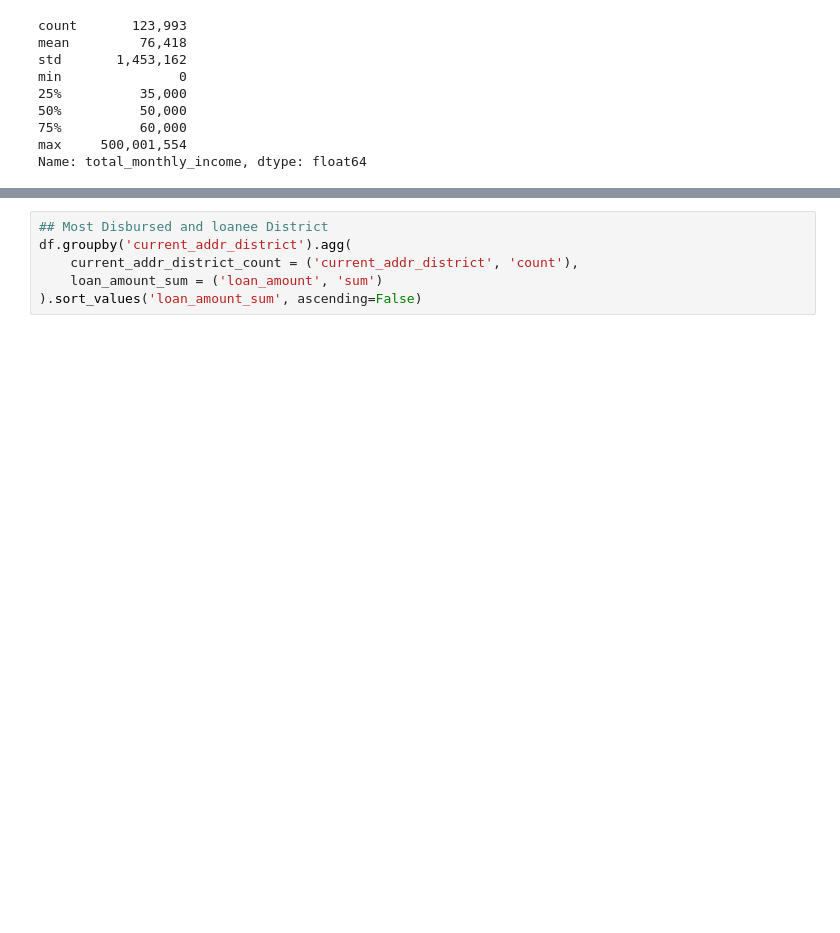
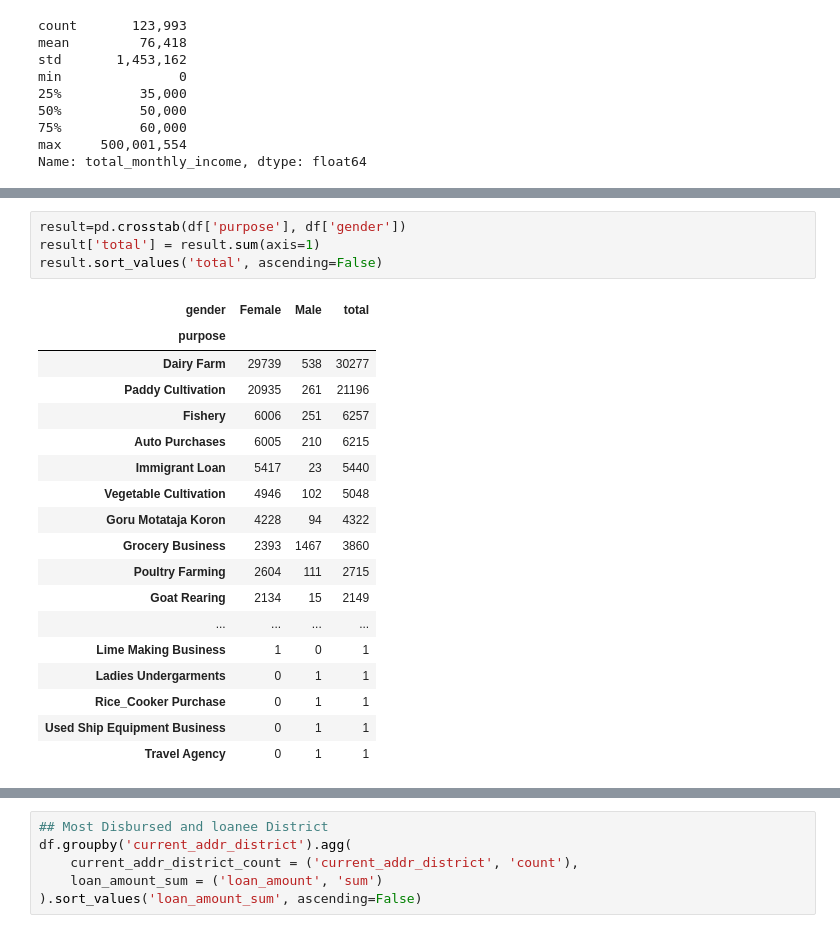
Before and after one commit to gajuahmd10/Analyzen_office_ML, a Jupyter notebook: loan amount prediction/EDA and Modeling_v0.02.ipynb, the cells around one changed output, grey strips where cells are left out. Cells and saved outputs as stored; diff of their text form; blank space fills up the shorter version.

Commit message:
added different experiments and model with result

```diff
--- a/loan amount prediction/EDA and Modeling_v0.02.ipynb
+++ b/loan amount prediction/EDA and Modeling_v0.02.ipynb
@@ -304,0 +348,23 @@ df.head()
+# %%
+result=pd.crosstab(df['purpose'], df['gender'])
+result['total'] = result.sum(axis=1)
+result.sort_values('total', ascending=False)
+# %% [output]
+| gender | Female | Male | total |
+| purpose |  |  |  |
+| Dairy Farm | 29739 | 538 | 30277 |
+| Paddy Cultivation | 20935 | 261 | 21196 |
+| Fishery | 6006 | 251 | 6257 |
+| Auto Purchases | 6005 | 210 | 6215 |
+| Immigrant Loan | 5417 | 23 | 5440 |
+| Vegetable Cultivation | 4946 | 102 | 5048 |
+| Goru Motataja Koron | 4228 | 94 | 4322 |
+| Grocery Business | 2393 | 1467 | 3860 |
+| Poultry Farming | 2604 | 111 | 2715 |
+| Goat Rearing | 2134 | 15 | 2149 |
+| ... | ... | ... | ... |
+| Lime Making Business | 1 | 0 | 1 |
+| Ladies Undergarments | 0 | 1 | 1 |
+| Rice_Cooker Purchase | 0 | 1 | 1 |
+| Used Ship Equipment Business | 0 | 1 | 1 |
+| Travel Agency | 0 | 1 | 1 |
```
Also changed, not shown: parts of 11 cells of this notebook, 10 other files.
